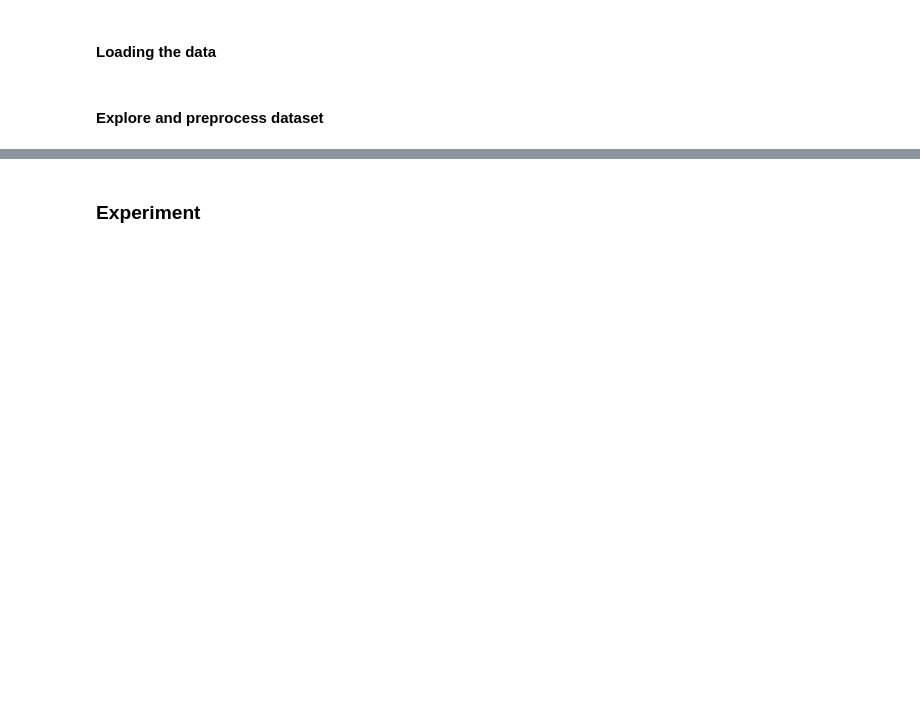
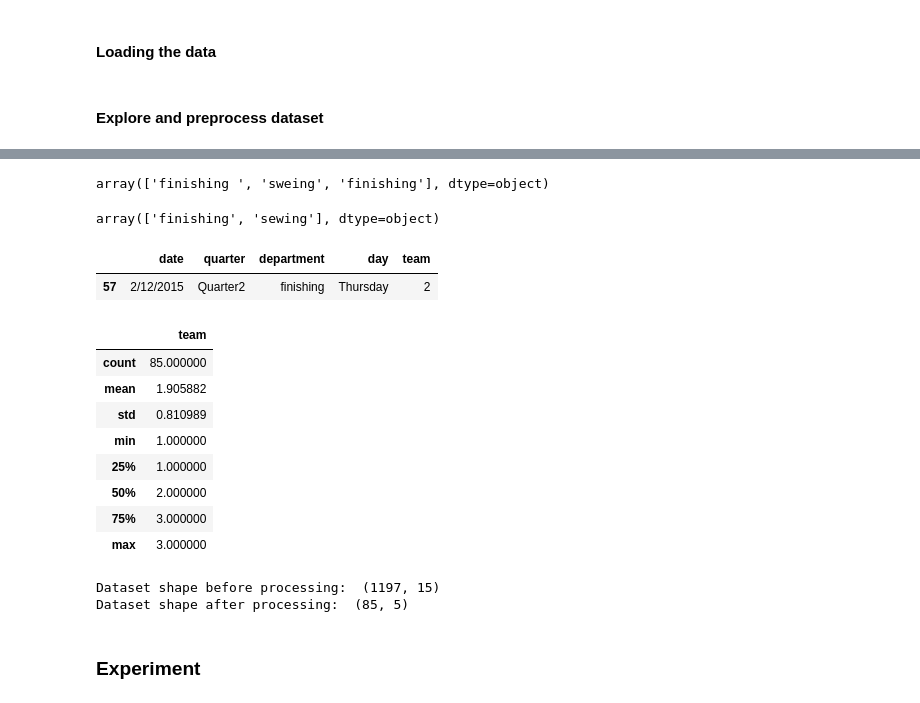
Before and after one commit to Shrutiba/iisc_cds, a Jupyter notebook: M1_AST_01_Probability_Basics_A.ipynb, the cells around one changed output, grey strips where cells are left out. Saved outputs shown, nothing was run; the diff lists cells and outputs as text; code cells hidden in the pictures; blank space fills up the shorter version.

```diff
--- a/M1_AST_01_Probability_Basics_A.ipynb
+++ b/M1_AST_01_Probability_Basics_A.ipynb
@@ -285,21 +304,50 @@ df = df_day_team_quarter.reset_index(drop= True)
 # %%
 # Check for unique values in department column
 # YOUR CODE HERE
+df['department'].unique()
+# %% [output]
+array(['finishing ', 'sweing', 'finishing'], dtype=object)
 # %%
 # Remove extra space from 'finishing ' department column
 # YOUR CODE HERE
+df['department'] = df['department'].apply(lambda x :x.replace(' ',''))
 
 # Change department from 'sweing' to 'sewing'
 # YOUR CODE HERE
+for i in range(len(df)):
+  if df.loc[i,'department']=='sweing':
+    df.loc[i,'department']='sewing'
 # %%
 # Check for unique values in department column
 # YOUR CODE HERE
+df['department'].unique()
+# %% [output]
+array(['finishing', 'sewing'], dtype=object)
 # %%
 # Display few rows of processed dataset
 # YOUR CODE HERE
+df.sample()
+# %% [output]
+|  | date | quarter | department | day | team |
+| 57 | 2/12/2015 | Quarter2 | finishing | Thursday | 2 |
+# %%
+df.describe()
+# %% [output]
+|  | team |
+| count | 85.000000 |
+| mean | 1.905882 |
+| std | 0.810989 |
+| min | 1.000000 |
+| 25% | 1.000000 |
+| 50% | 2.000000 |
+| 75% | 3.000000 |
+| max | 3.000000 |
 # %%
 print('Dataset shape before processing: ', df_.shape)
 print('Dataset shape after processing: ', df.shape)
+# %% [output]
+Dataset shape before processing:  (1197, 15)
+Dataset shape after processing:  (85, 5)
 # %% [markdown]
 ### Experiment
 # %% [markdown]
```
Also changed, not shown: parts of 24 cells of this notebook.
